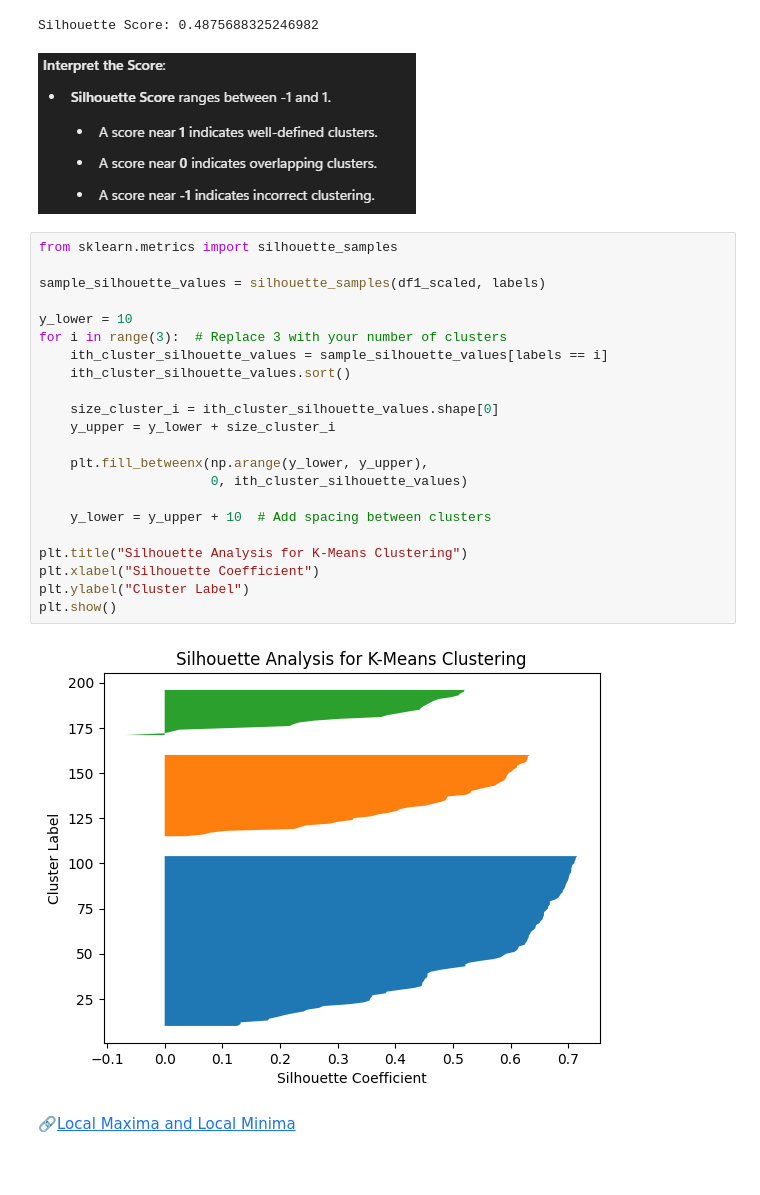
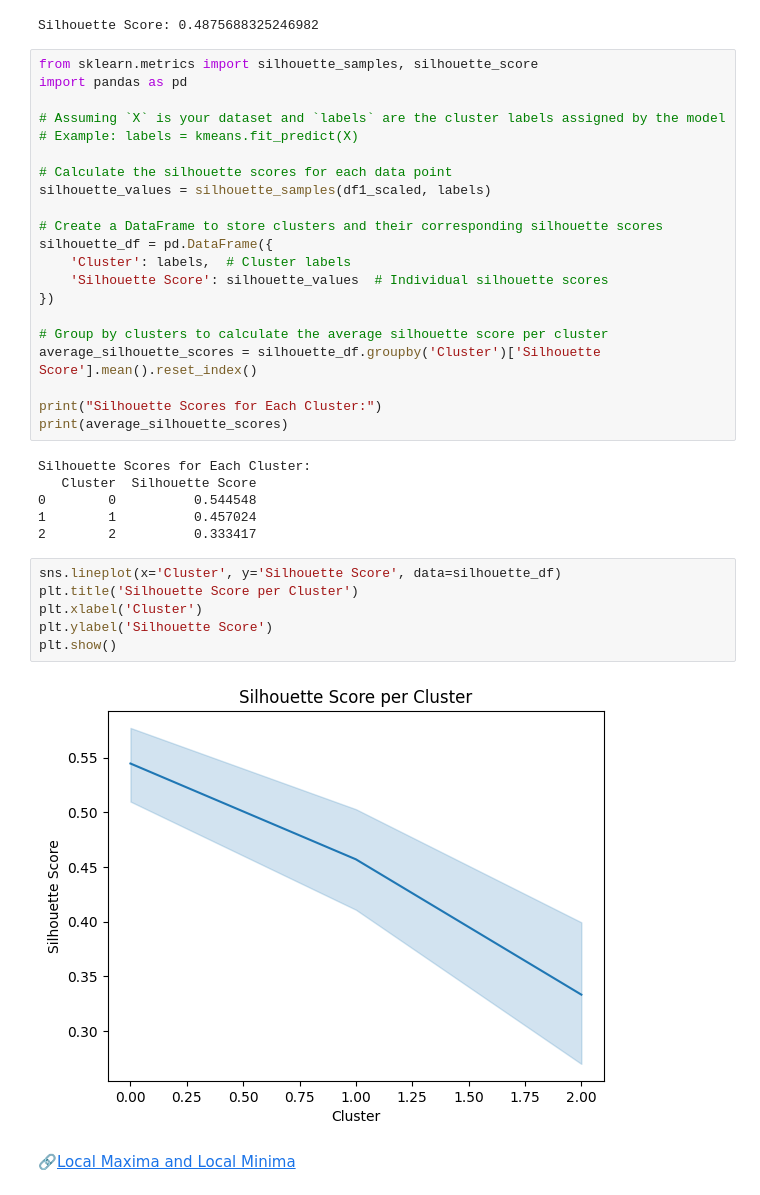
Before and after one commit to vmahawar/machine-learning-projects, a Jupyter notebook: country-clustering-on-socio-economic-factor/country-clustering-on-socio-economic-factor.ipynb, the cells around one changed output. Cells and saved outputs as stored; diff of their text form; blank space fills up the shorter version.

Commit message:
Updated the country clustering notebook

```diff
--- a/country-clustering-on-socio-economic-factor/country-clustering-on-socio-economic-factor.ipynb
+++ b/country-clustering-on-socio-economic-factor/country-clustering-on-socio-economic-factor.ipynb
@@ -331,32 +335,41 @@ score = silhouette_score(df1_scaled, labels)
 print(f"Silhouette Score: {score}")
 # %% [output]
 Silhouette Score: 0.4875688325246982
-# %% [markdown]
-![image.png](attachment:image.png)
-# %%
-from sklearn.metrics import silhouette_samples
-
-sample_silhouette_values = silhouette_samples(df1_scaled, labels)
-
-y_lower = 10
-for i in range(3):  # Replace 3 with your number of clusters
-    ith_cluster_silhouette_values = sample_silhouette_values[labels == i]
-    ith_cluster_silhouette_values.sort()
-
-    size_cluster_i = ith_cluster_silhouette_values.shape[0]
-    y_upper = y_lower + size_cluster_i
-
-    plt.fill_betweenx(np.arange(y_lower, y_upper),
-                      0, ith_cluster_silhouette_values)
-
-    y_lower = y_upper + 10  # Add spacing between clusters
-
-plt.title("Silhouette Analysis for K-Means Clustering")
-plt.xlabel("Silhouette Coefficient")
-plt.ylabel("Cluster Label")
-plt.show()
-# %% [output]
-[figure, removed]
+# %%
+from sklearn.metrics import silhouette_samples, silhouette_score
+import pandas as pd
+
+# Assuming `X` is your dataset and `labels` are the cluster labels assigned by the model
+# Example: labels = kmeans.fit_predict(X)
+
+# Calculate the silhouette scores for each data point
+silhouette_values = silhouette_samples(df1_scaled, labels)
+
+# Create a DataFrame to store clusters and their corresponding silhouette scores
+silhouette_df = pd.DataFrame({
+    'Cluster': labels,  # Cluster labels
+    'Silhouette Score': silhouette_values  # Individual silhouette scores
+})
+
+# Group by clusters to calculate the average silhouette score per cluster
+average_silhouette_scores = silhouette_df.groupby('Cluster')['Silhouette Score'].mean().reset_index()
+
+print("Silhouette Scores for Each Cluster:")
+print(average_silhouette_scores)
+# %% [output]
+Silhouette Scores for Each Cluster:
+   Cluster  Silhouette Score
+0        0          0.544548
+1        1          0.457024
+2        2          0.333417
+# %%
+sns.lineplot(x='Cluster', y='Silhouette Score', data=silhouette_df)
+plt.title('Silhouette Score per Cluster')
+plt.xlabel('Cluster')
+plt.ylabel('Silhouette Score')
+plt.show()
+# %% [output]
+[figure, added]
 # %% [markdown]
 🔗[Local Maxima and Local Minima](https://en.wikipedia.org/wiki/Maximum_and_minimum)
 # %% [markdown]
```
Also changed, not shown: parts of 12 cells of this notebook.
